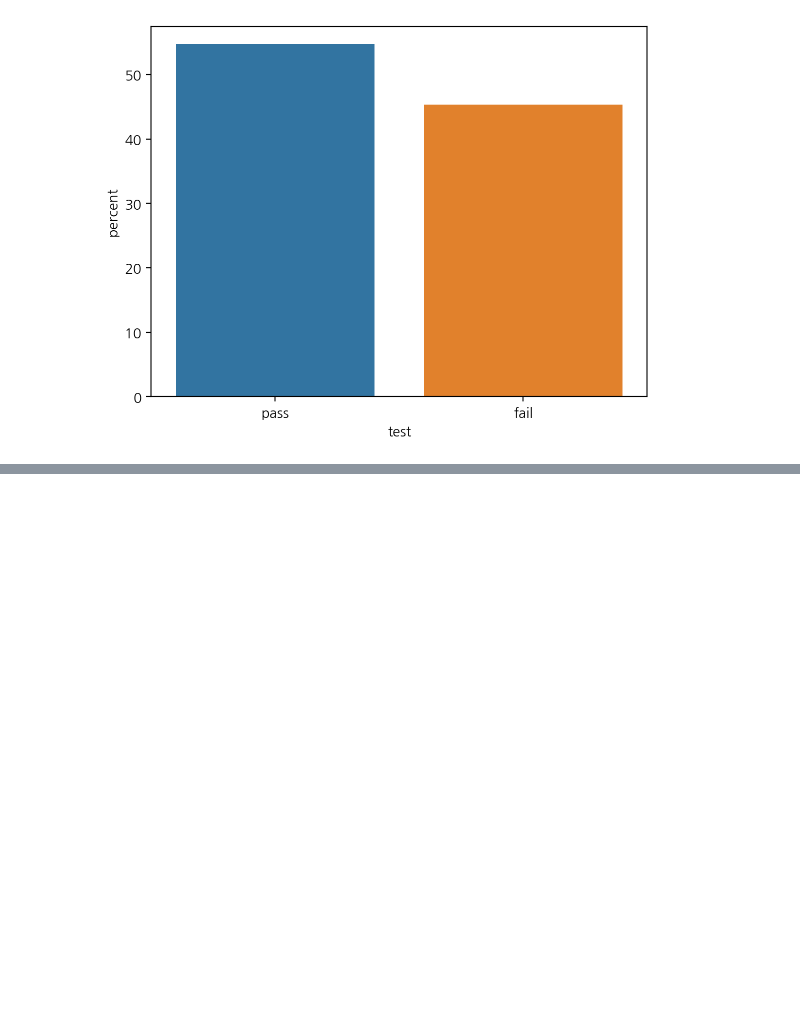
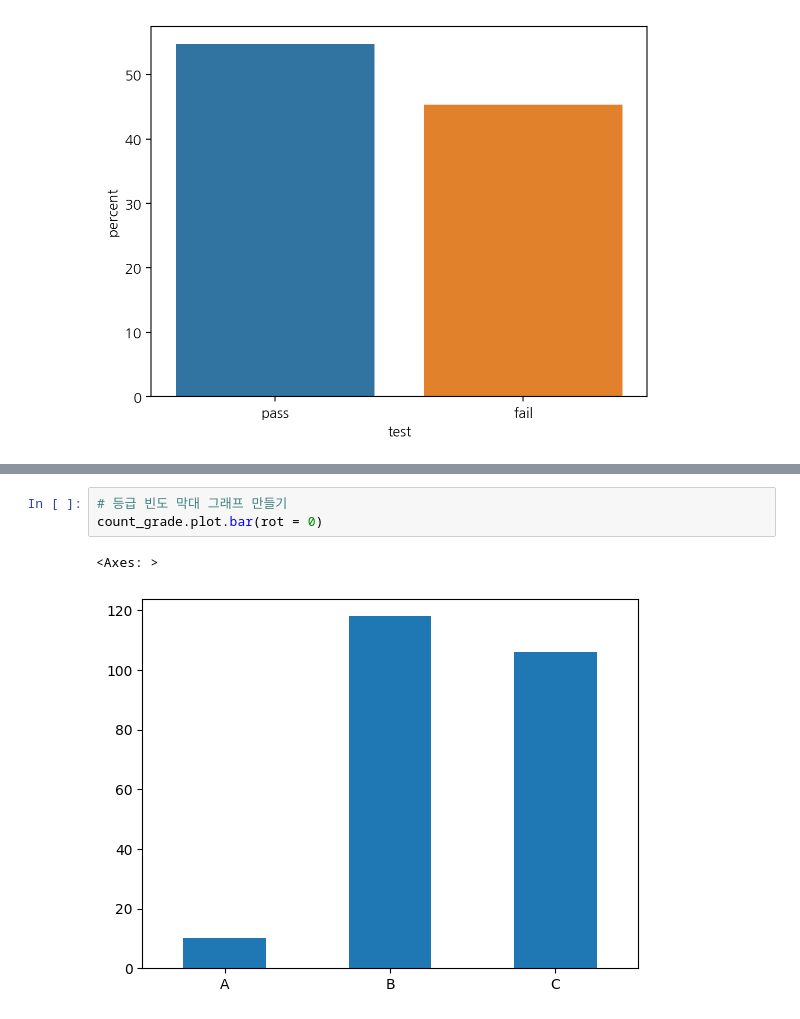
Before and after one commit to secons127/2024-1-my-BDA, a Jupyter notebook: inclass/03w_240322_Fri_ch05_data_medium.ipynb, the cells around one changed output, grey strips where cells are left out. Saved outputs shown, nothing was run; the diff lists cells and outputs as text; blank space fills up the shorter version.

```diff
--- a/inclass/03w_240322_Fri_ch05_data_medium.ipynb
+++ b/inclass/03w_240322_Fri_ch05_data_medium.ipynb
@@ -881,0 +935,6 @@ sns.countplot(mpg, x='test', hue='test', stat='percent');  # 분포비율 만들
+# %%
+# 등급 빈도 막대 그래프 만들기
+count_grade.plot.bar(rot = 0)
+# %% [output]
+<Axes: >
+[figure, added]
```
Also changed, not shown: parts of 24 cells of this notebook.
